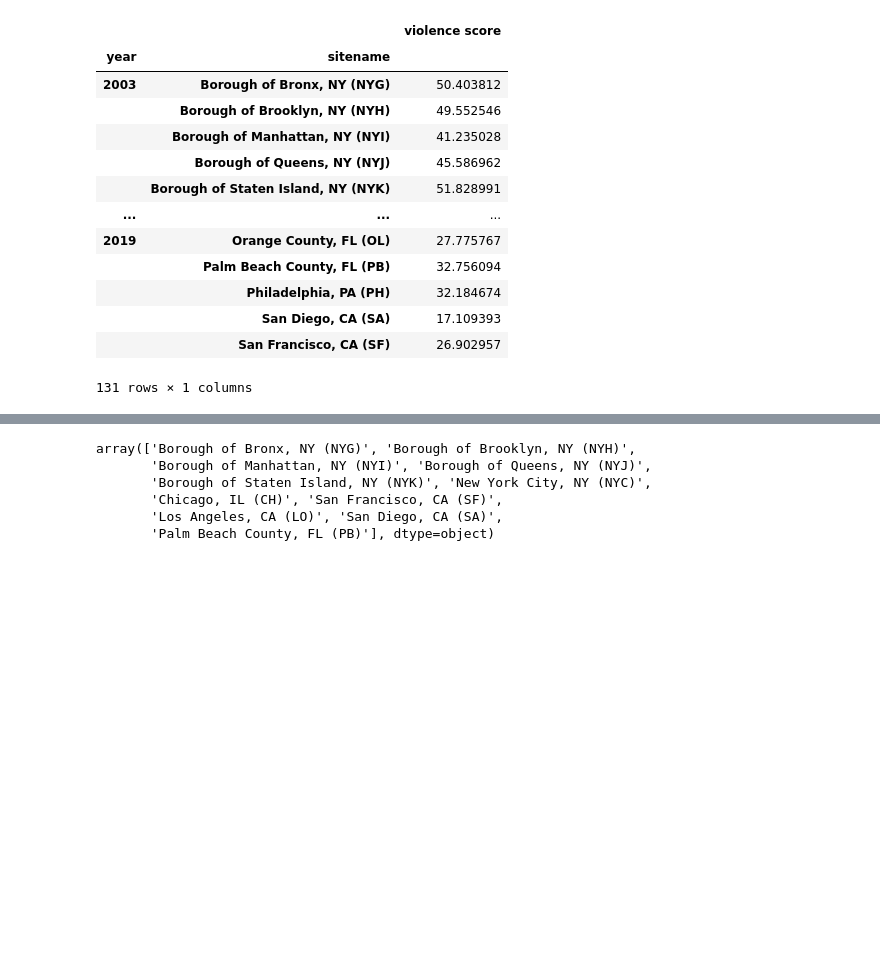
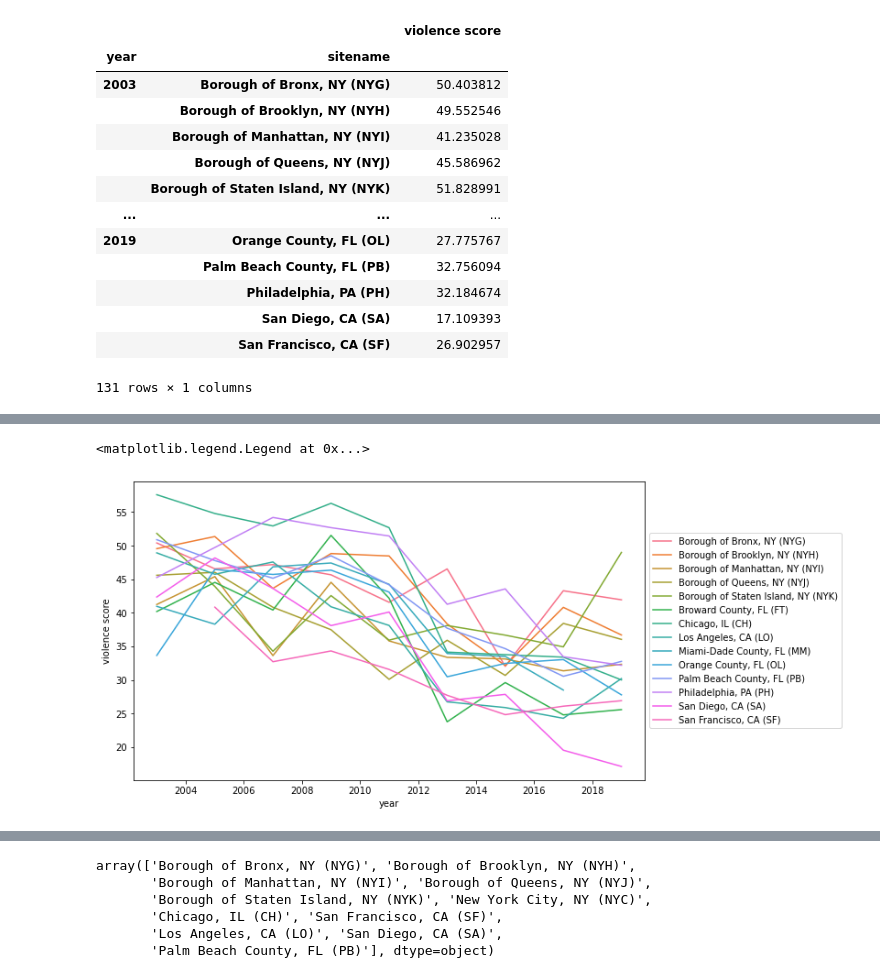
Before and after one commit to brodyee/STATS501_project, a Jupyter notebook: code/EDA.ipynb, the cells around one changed output, grey strips where cells are left out. Saved outputs shown, nothing was run; the diff lists cells and outputs as text; code cells hidden in the pictures; blank space fills up the shorter version.

Commit message:
made plots

```diff
--- a/code/EDA.ipynb
+++ b/code/EDA.ipynb
@@ -413,0 +368,4 @@ knnImpu.loc[knnImpu[violenceqs].isna().any(axis=1), violenceqs]
+# %%
+root = "../data/"
+vioKNN = pd.read_csv(root + "violenceKNN.csv").iloc[:, 1:]
+vioKNN
@@ -413,0 +400,7 @@ knnImpu.loc[knnImpu[violenceqs].isna().any(axis=1), violenceqs]
+# %%
+plt.figure(figsize=(10, 6))
+sns.lineplot(x="year", y="violence score", hue="sitename", data=vioKNN)
+plt.legend(loc='center left', bbox_to_anchor=(1, 0.5))
+# %% [output]
+<matplotlib.legend.Legend at 0x...>
+[figure, added]
```
Also changed, not shown: parts of 13 cells of this notebook.
